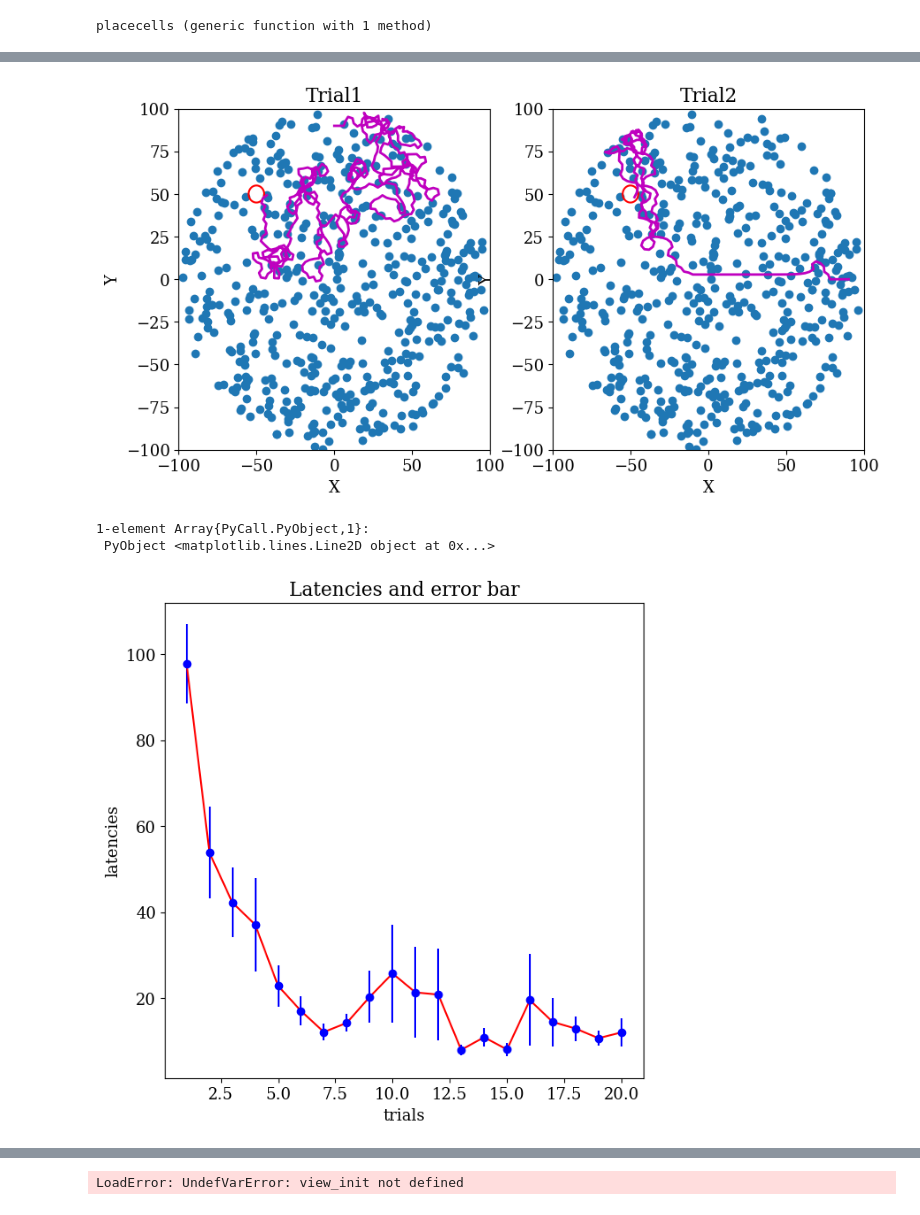
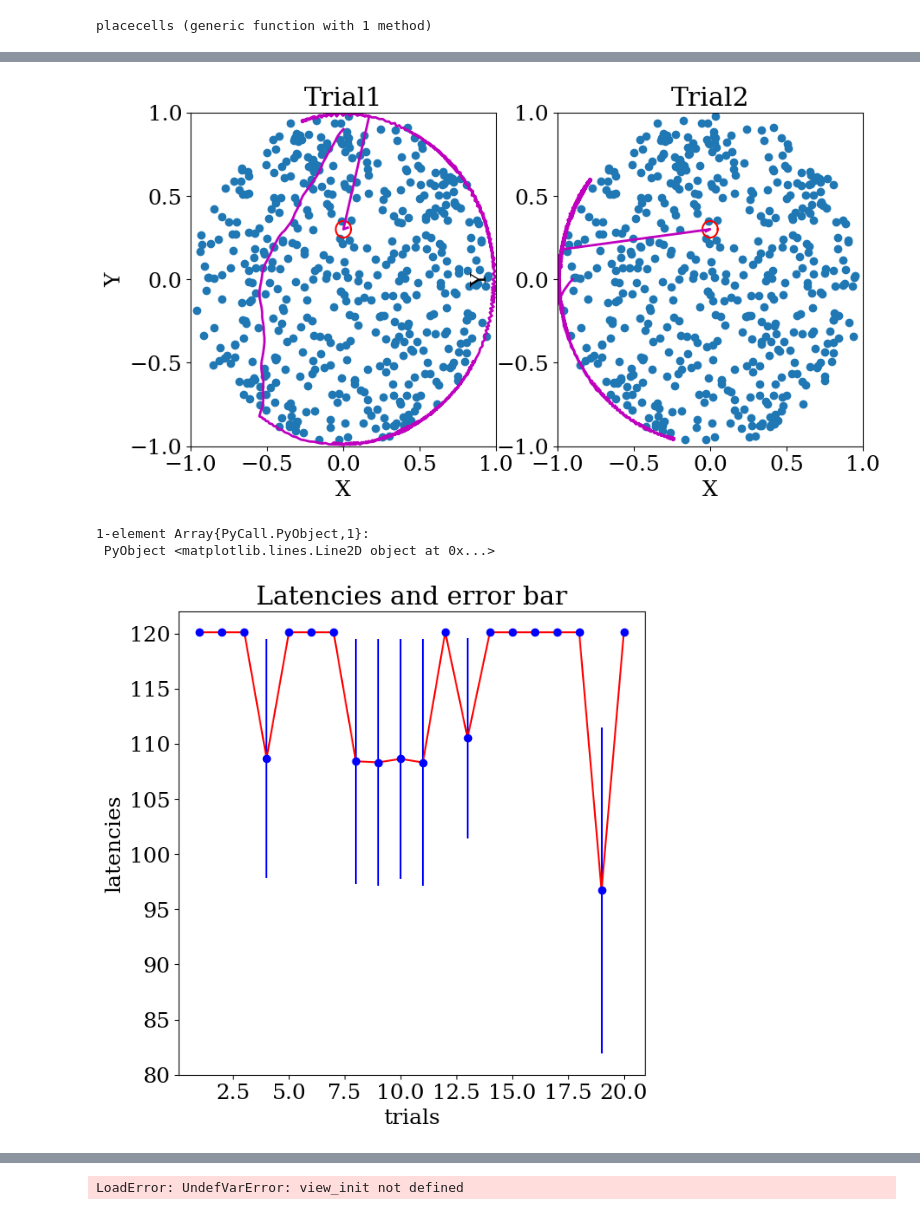
Before and after one commit to charlinetess/Morris-Watermaze-FosterDayanMorris-Paper, a Jupyter notebook: PlotusingPyPlots.ipynb, the cells around one changed output, grey strips where cells are left out. Drawn from its saved outputs; the diff is of its cells as text; code cells hidden in the pictures.

```diff
--- a/PlotusingPyPlots.ipynb
+++ b/PlotusingPyPlots.ipynb
@@ -1,7 +1,7 @@
 # %%
 # load the data
 using JLD: load
-rats=load("experiment.jld");
+rats=load("experiment[6.0, 0.98, 0.1, 0.01, 2.0].jld");
  rats = rats["rats"] ;
 # %% [output]
 WARNING: type Rat not present in workspace; reconstructing
@@ -26,13 +30,15 @@ WARNING: type Trial not present in workspace; interpreting array as Array{Any}
 numberofrats=rats.featuresexperiment[1];
 numberofdays=rats.featuresexperiment[2];
 numberoftrials=rats.featuresexperiment[3];
-
+actorLR=rats.parameters[3];
+criticLR=rats.parameters[4];
+temperature=rats.parameters[5];
 dt=0.1;
-R=100.0;
-r=5.0;
+R=1;
+r=0.05;
 angles=[-3*pi/4, -2*pi/4, -pi/4, 0, pi/4, 2*pi/4, 3*pi/4, pi];
 T=120; # maximal duration of a trial in seconds
-σ=0.30*100; # variability of place cell activity, in centimeters
+σ=0.30*R; # variability of place cell activity
 times=collect(0:dt:T+dt);
 
 
@@ -127,38 +145,38 @@ indextrial2=19;
 ################## Plotting one trajectories #########
 using PyPlot
 ioff()
 fig = figure("Test plot 2 trajectories",figsize=(10,5))
 
 title("Trajectory at trial $(indextrial1) (left) and $(indextrial2) (right)  ")
 ax1 = subplot(121) # Create the 1st axis of a 2x2 arrax of axes
 # grid("on") # Create a grid on the axis
 title("Trial1") # Give the most recent axis a title
-ax1[:set_ylim]([-100,100])
-ax1[:set_xlim]([-100,100])
+ax1[:set_ylim]([-R,R])
+ax1[:set_xlim]([-R,R])
 xlabel("X")
 ylabel("Y")
 
 scatter(Xplacecell,Yplacecell)
 
 theta=0:0.01:2*pi;
 plot(rats.experiment[indexrat].day[indexday].Platform[1]+r*cos.(theta),rats.experiment[indexrat].day[indexday].Platform[2]+r*sin.(theta),color="r")
 
 plot(rats.experiment[indexrat].day[indexday].trial[indextrial1].Trajectory[:,1],rats.experiment[indexrat].day[indexday].trial[indextrial1].Trajectory[:,2],"m-", lw=2.0)
 
 ax2 = subplot(122) # Create a plot and make it a polar plot, 2nd axis of 2x2 axis grid
 title("Trial2")
-ax2[:set_ylim]([-100,100])
-ax2[:set_xlim]([-100,100])
+ax2[:set_ylim]([-R,R])
+ax2[:set_xlim]([-R,R])
 xlabel("X")
 ylabel("Y")
 scatter(Xplacecell,Yplacecell)
 
 theta=0:0.01:2*pi;
 plot(rats.experiment[indexrat].day[indexday].Platform[1]+r*cos.(theta),rats.experiment[indexrat].day[indexday].Platform[2]+r*sin.(theta),color="r")
 
 plot(rats.experiment[indexrat].day[indexday].trial[indextrial2].Trajectory[:,1],rats.experiment[indexrat].day[indexday].trial[indextrial2].Trajectory[:,2],"m-", lw=2.0)
 # %% [output]
-[figure, old version]
+[figure, new version]
 1-element Array{PyCall.PyObject,1}:
  PyObject <matplotlib.lines.Line2D object at 0x...>
 # %%
@@ -197,9 +215,9 @@ show()
 #using Images
 #save("/Users/pmxct2/Documents/FosterDayanMorris/latencies_parameters$(rats.parameters).eps",fig)
 
-savefig("latencies.png")
+savefig("latencies$(rats.parameters).png")
 # %% [output]
-[figure, old version]
+[figure, new version]
 # %%
 
 
```
Also changed, not shown: parts of 18 cells of this notebook, 2 other files.
